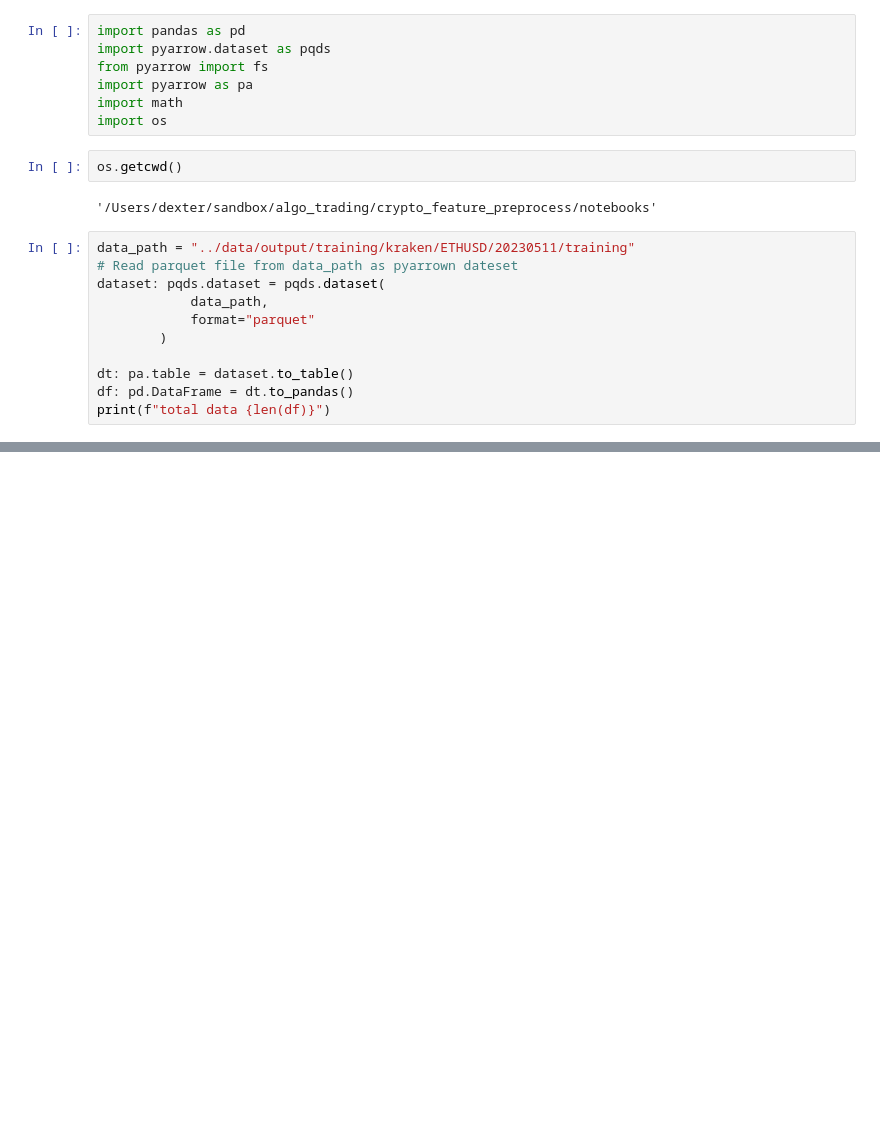
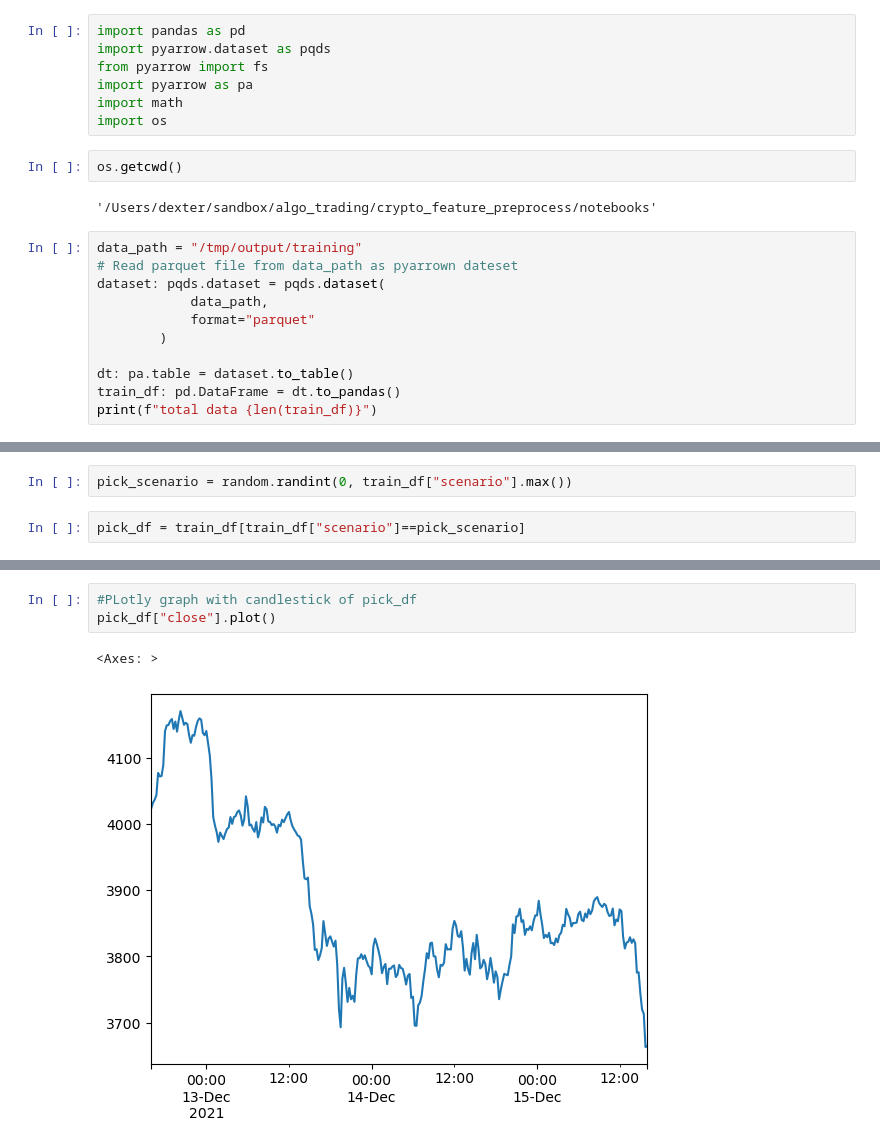
Before and after one commit to dexterchan/crypto_feature_preprocess, a Jupyter notebook: notebooks/Training_Data_Viewer.ipynb, the cells around one changed output, grey strips where cells are left out. Cells and saved outputs as stored; diff of their text form; blank space fills up the shorter version.

```diff
--- a/notebooks/Training_Data_Viewer.ipynb
+++ b/notebooks/Training_Data_Viewer.ipynb
@@ -10,7 +10,7 @@ os.getcwd()
 # %% [output]
 '/Users/dexter/sandbox/algo_trading/crypto_feature_preprocess/notebooks'
 # %%
-data_path = "../data/output/training/kraken/ETHUSD/20230511/training"
+data_path = "/tmp/output/training"
 # Read parquet file from data_path as pyarrown dateset
 dataset: pqds.dataset = pqds.dataset(
             data_path,
@@ -18,6 +18,6 @@ dataset: pqds.dataset = pqds.dataset(
         )
 
 dt: pa.table = dataset.to_table()
-df: pd.DataFrame = dt.to_pandas()
-print(f"total data {len(df)}")
+train_df: pd.DataFrame = dt.to_pandas()
+print(f"total data {len(train_df)}")
 # %% [output]
@@ -49,0 +50,4 @@ df["scenario"].max()
+# %%
+pick_scenario = random.randint(0, train_df["scenario"].max())
+# %%
+pick_df = train_df[train_df["scenario"]==pick_scenario]
@@ -49,0 +70,6 @@ df["scenario"].max()
+# %%
+#PLotly graph with candlestick of pick_df
+pick_df["close"].plot()
+# %% [output]
+<Axes: >
+[figure, added]
```
Also changed, not shown: parts of 15 cells of this notebook, 7 other files.
